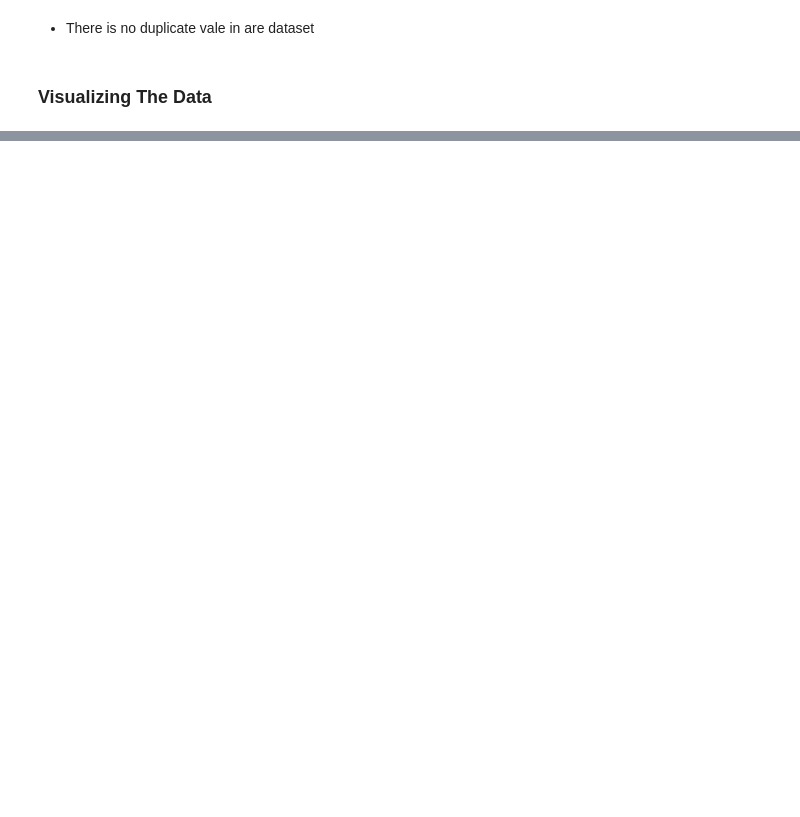
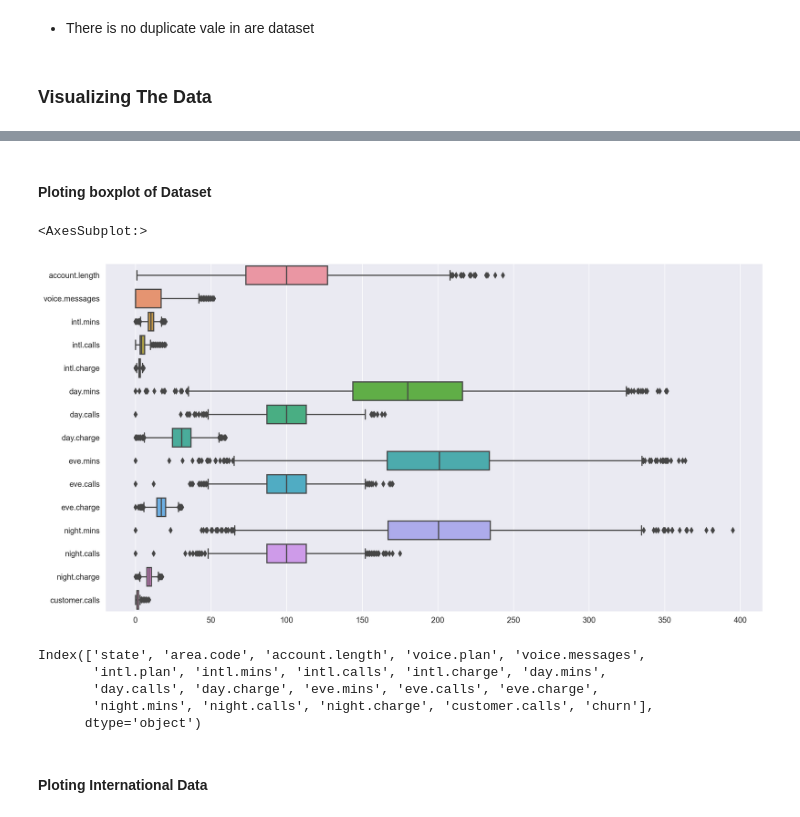
Before and after one commit to kunal-mallick/Churn_Prediction, a Jupyter notebook: Data Preprocessing & EDA/EDA.ipynb, the cells around one changed output, grey strips where cells are left out. Saved outputs shown, nothing was run; the diff lists cells and outputs as text; code cells hidden in the pictures; blank space fills up the shorter version.

```diff
--- a/Data Preprocessing & EDA/EDA.ipynb
+++ b/Data Preprocessing & EDA/EDA.ipynb
@@ -317,0 +349,17 @@ churn[churn.duplicated()]
+# %% [markdown]
+#### Ploting boxplot of Dataset
+# %%
+sns.boxplot(data=ch, orient='h')
+# %% [output]
+<AxesSubplot:>
+[figure, added]
+# %%
+ch.columns
+# %% [output]
+Index(['state', 'area.code', 'account.length', 'voice.plan', 'voice.messages',
+       'intl.plan', 'intl.mins', 'intl.calls', 'intl.charge', 'day.mins',
+       'day.calls', 'day.charge', 'eve.mins', 'eve.calls', 'eve.charge',
+       'night.mins', 'night.calls', 'night.charge', 'customer.calls', 'churn'],
+      dtype='object')
+# %% [markdown]
+#### Ploting International Data
```
Also changed, not shown: parts of 31 cells of this notebook.
